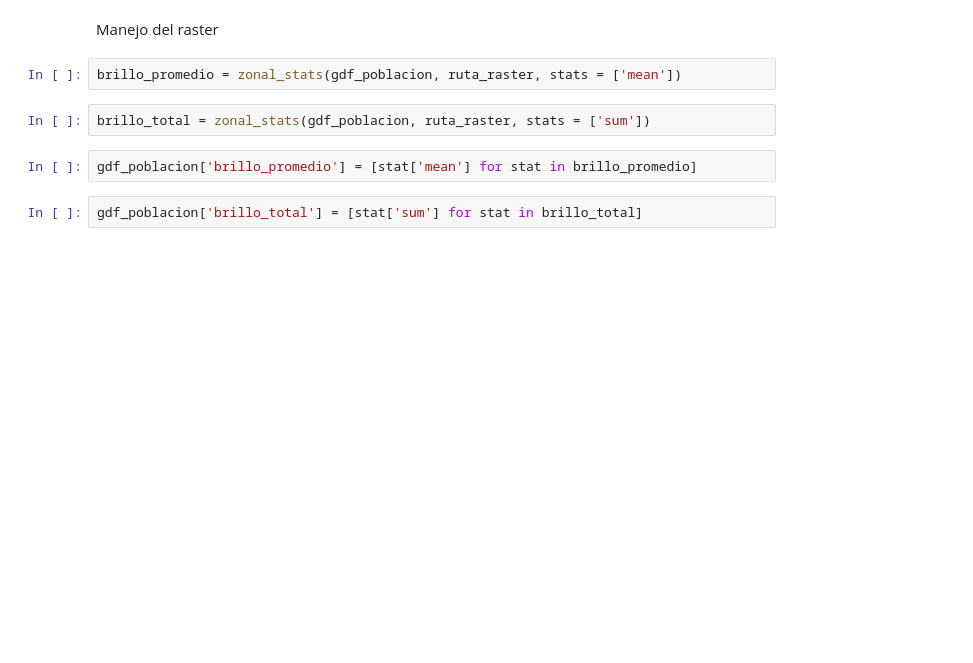
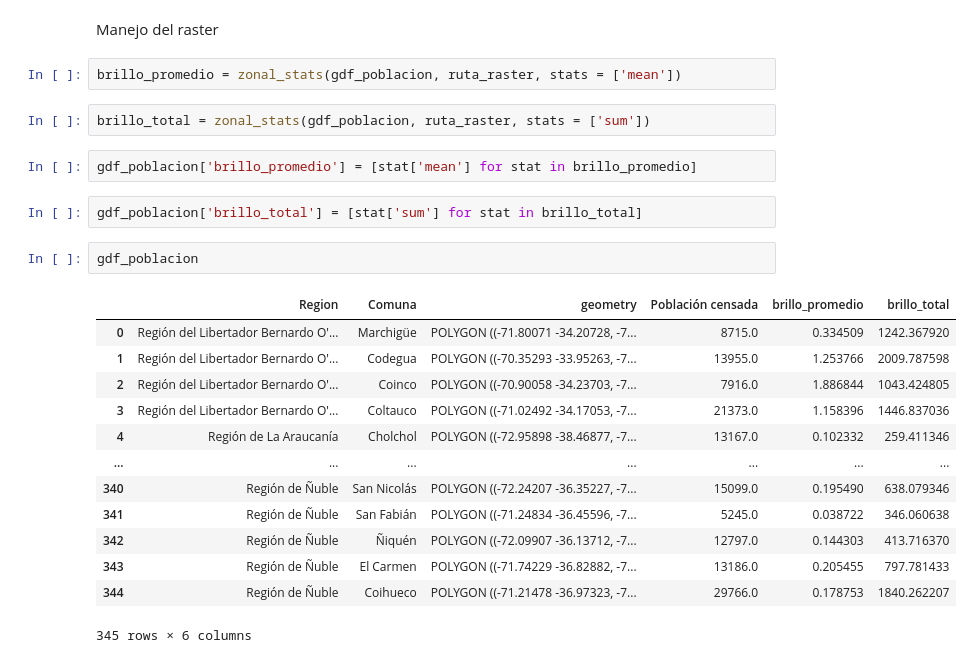
Before and after one commit to typedpie/Analisis-de-datos-2025, a Jupyter notebook: Notebooks/Chile.ipynb, the cells around one changed output. Cells and saved outputs as stored; diff of their text form; blank space fills up the shorter version.

```diff
--- a/Notebooks/Chile.ipynb
+++ b/Notebooks/Chile.ipynb
@@ -254,3 +254,19 @@ brillo_total = zonal_stats(gdf_poblacion, ruta_raster, stats = ['sum'])
 gdf_poblacion['brillo_promedio'] = [stat['mean'] for stat in brillo_promedio]
 # %%
 gdf_poblacion['brillo_total'] = [stat['sum'] for stat in brillo_total]
+# %%
+gdf_poblacion
+# %% [output]
+|  | Region | Comuna | geometry | Población censada | brillo_promedio | brillo_total |
+| 0 | Región del Libertador Bernardo O'... | Marchigüe | POLYGON ((-71.80071 -34.20728, -7... | 8715.0 | 0.334509 | 1242.367920 |
+| 1 | Región del Libertador Bernardo O'... | Codegua | POLYGON ((-70.35293 -33.95263, -7... | 13955.0 | 1.253766 | 2009.787598 |
+| 2 | Región del Libertador Bernardo O'... | Coinco | POLYGON ((-70.90058 -34.23703, -7... | 7916.0 | 1.886844 | 1043.424805 |
+| 3 | Región del Libertador Bernardo O'... | Coltauco | POLYGON ((-71.02492 -34.17053, -7... | 21373.0 | 1.158396 | 1446.837036 |
+| 4 | Región de La Araucanía | Cholchol | POLYGON ((-72.95898 -38.46877, -7... | 13167.0 | 0.102332 | 259.411346 |
+| ... | ... | ... | ... | ... | ... | ... |
+| 340 | Región de Ñuble | San Nicolás | POLYGON ((-72.24207 -36.35227, -7... | 15099.0 | 0.195490 | 638.079346 |
+| 341 | Región de Ñuble | San Fabián | POLYGON ((-71.24834 -36.45596, -7... | 5245.0 | 0.038722 | 346.060638 |
+| 342 | Región de Ñuble | Ñiquén | POLYGON ((-72.09907 -36.13712, -7... | 12797.0 | 0.144303 | 413.716370 |
+| 343 | Región de Ñuble | El Carmen | POLYGON ((-71.74229 -36.82882, -7... | 13186.0 | 0.205455 | 797.781433 |
+| 344 | Región de Ñuble | Coihueco | POLYGON ((-71.21478 -36.97323, -7... | 29766.0 | 0.178753 | 1840.262207 |
+345 rows × 6 columns
```
